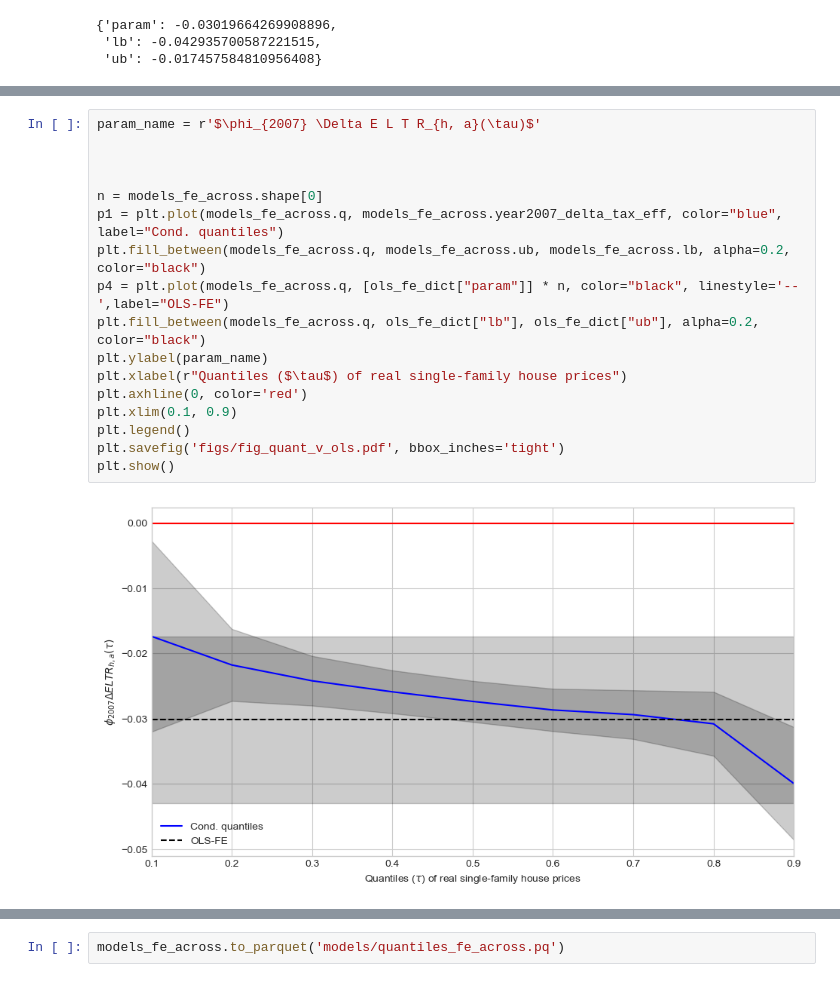
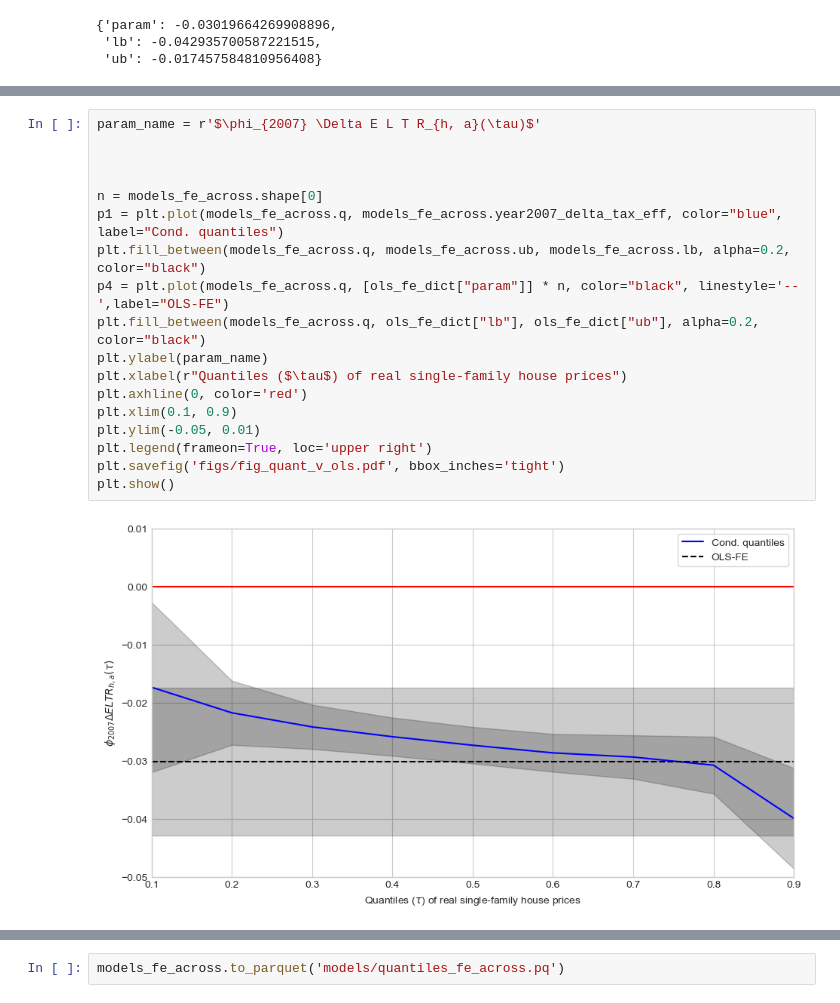
Before and after one commit to jorgenhost/No_taxation_without_capitalization, a Jupyter notebook: 5_main.ipynb, the cells around one changed output, grey strips where cells are left out. Saved outputs shown, nothing was run; the diff lists cells and outputs as text.

```diff
--- a/5_main.ipynb
+++ b/5_main.ipynb
@@ -610,19 +639,20 @@ plt.show()
 # %%
 param_name = r'$\phi_{2007} \Delta E L T R_{h, a}(\tau)$'
 
 
 
 n = models_fe_across.shape[0]
 p1 = plt.plot(models_fe_across.q, models_fe_across.year2007_delta_tax_eff, color="blue", label="Cond. quantiles")
 plt.fill_between(models_fe_across.q, models_fe_across.ub, models_fe_across.lb, alpha=0.2, color="black")
 p4 = plt.plot(models_fe_across.q, [ols_fe_dict["param"]] * n, color="black", linestyle='--',label="OLS-FE")
 plt.fill_between(models_fe_across.q, ols_fe_dict["lb"], ols_fe_dict["ub"], alpha=0.2, color="black")
 plt.ylabel(param_name)
 plt.xlabel(r"Quantiles ($\tau$) of real single-family house prices")
 plt.axhline(0, color='red')
 plt.xlim(0.1, 0.9)
-plt.legend()
+plt.ylim(-0.05, 0.01)
+plt.legend(frameon=True, loc='upper right')
 plt.savefig('figs/fig_quant_v_ols.pdf', bbox_inches='tight')
 plt.show()
 # %% [output]
-[figure, old version]
+[figure, new version]
```
Also changed, not shown: parts of 16 cells of this notebook, 19 other files.
